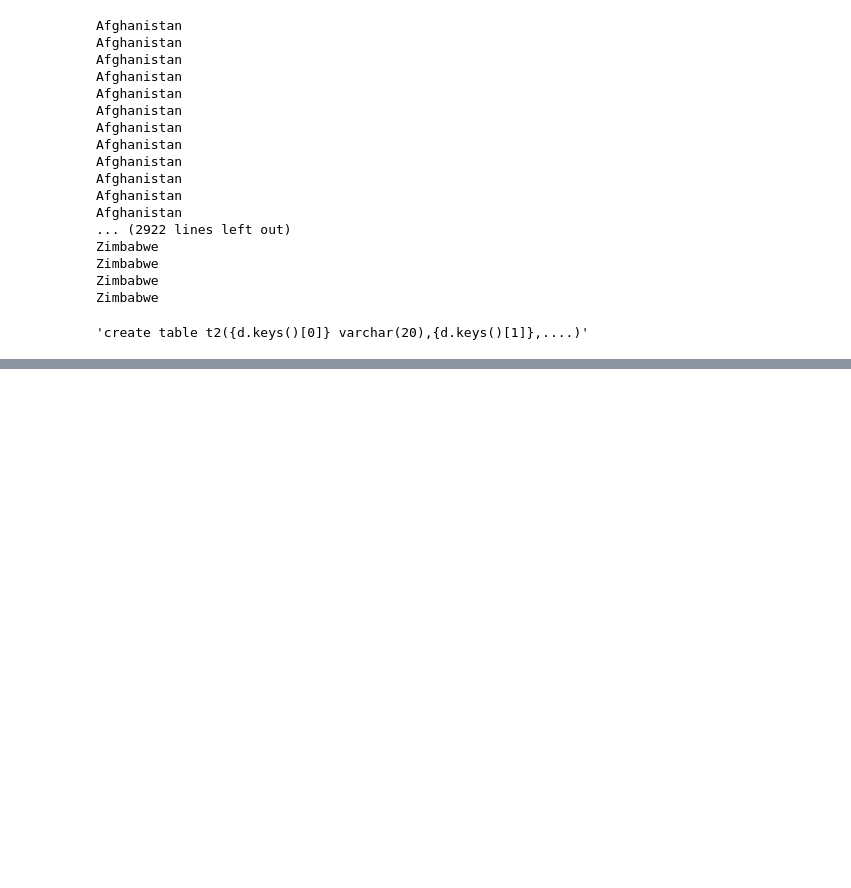
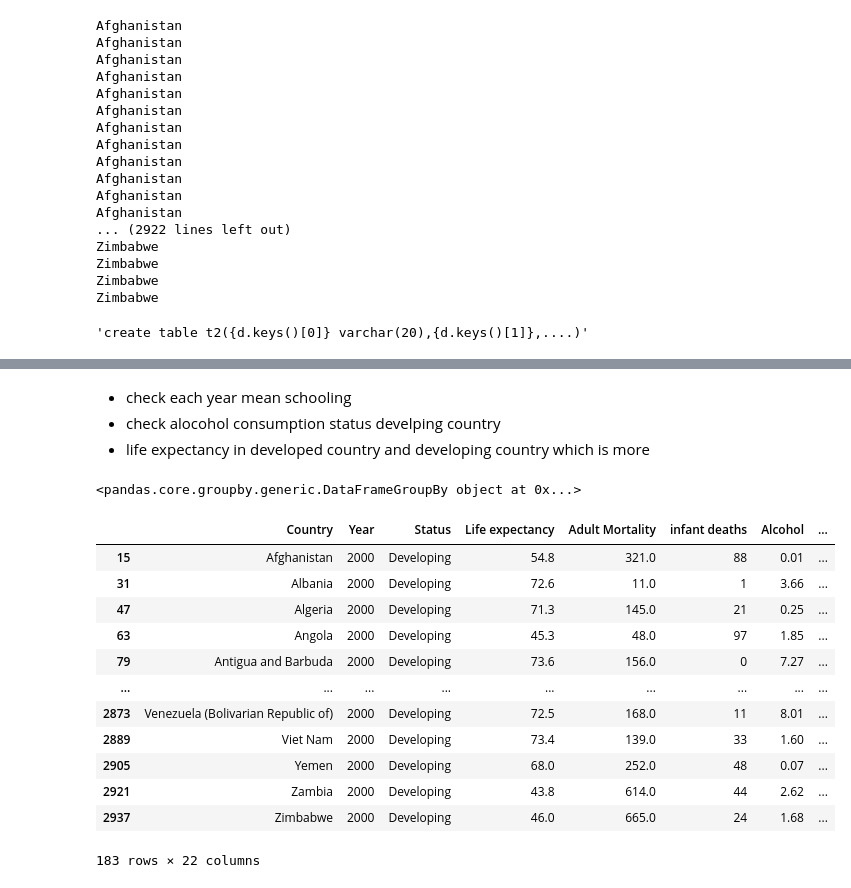
Before and after one commit to basavbamrah/training-sem-7, a Jupyter notebook: basics_4_pd.ipynb, the cells around one changed output, grey strips where cells are left out. Cells and saved outputs as stored; diff of their text form; code cells hidden in the pictures; blank space fills up the shorter version.

```diff
--- a/basics_4_pd.ipynb
+++ b/basics_4_pd.ipynb
@@ -826,0 +972,4 @@ for i in df:
+# %%
+df = pd.read_csv('./Life Expectancy Data.csv')
+m=df.mean()
+m
@@ -826,0 +1031,26 @@ for i in df:
+# %% [markdown]
+- check each year mean schooling
+- check alocohol consumption status develping country
+- life expectancy in developed country and developing country which is more
+# %%
+# groupby method
+groups=df.groupby('Year')
+groups
+# %% [output]
+<pandas.core.groupby.generic.DataFrameGroupBy object at 0x...>
+# %%
+a=groups.get_group(2000)
+# %% [output]
+|  | Country | Year | Status | Life expectancy | Adult Mortality | infant deaths | Alcohol | ... |
+| 15 | Afghanistan | 2000 | Developing | 54.8 | 321.0 | 88 | 0.01 | ... |
+| 31 | Albania | 2000 | Developing | 72.6 | 11.0 | 1 | 3.66 | ... |
+| 47 | Algeria | 2000 | Developing | 71.3 | 145.0 | 21 | 0.25 | ... |
+| 63 | Angola | 2000 | Developing | 45.3 | 48.0 | 97 | 1.85 | ... |
+| 79 | Antigua and Barbuda | 2000 | Developing | 73.6 | 156.0 | 0 | 7.27 | ... |
+| ... | ... | ... | ... | ... | ... | ... | ... | ... |
+| 2873 | Venezuela (Bolivarian Republic of) | 2000 | Developing | 72.5 | 168.0 | 11 | 8.01 | ... |
+| 2889 | Viet Nam | 2000 | Developing | 73.4 | 139.0 | 33 | 1.60 | ... |
+| 2905 | Yemen | 2000 | Developing | 68.0 | 252.0 | 48 | 0.07 | ... |
+| 2921 | Zambia | 2000 | Developing | 43.8 | 614.0 | 44 | 2.62 | ... |
+| 2937 | Zimbabwe | 2000 | Developing | 46.0 | 665.0 | 24 | 1.68 | ... |
+183 rows × 22 columns
```
Also changed, not shown: parts of 44 cells of this notebook.
